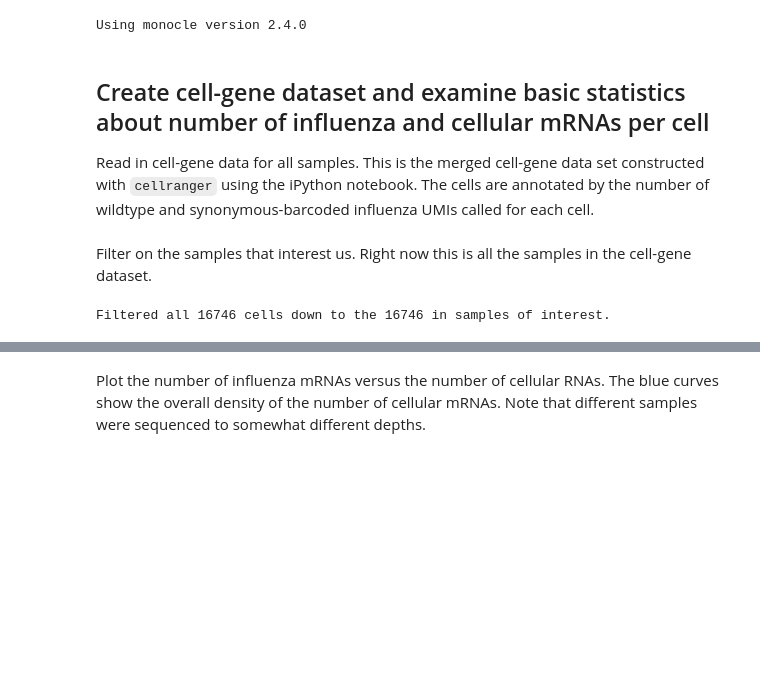
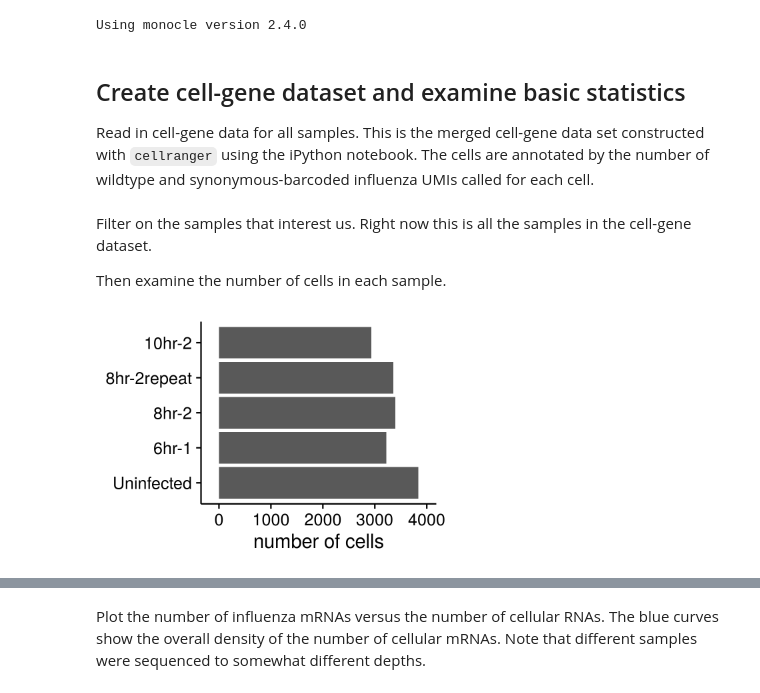
Before and after one commit to jbloomlab/flu_single_cell, a Jupyter notebook: monocle_analysis.ipynb, the cells around one changed output, grey strips where cells are left out. Saved outputs shown, nothing was run; the diff lists cells and outputs as text; code cells hidden in the pictures; blank space fills up the shorter version.

```diff
--- a/monocle_analysis.ipynb
+++ b/monocle_analysis.ipynb
@@ -35,7 +35,7 @@ fancy_scientific <- function(x) {
 # %% [output]
 Using monocle version 2.4.0
 # %% [markdown]
-## Create cell-gene dataset and examine basic statistics about number of influenza and cellular mRNAs per cell
+## Create cell-gene dataset and examine basic statistics
 Read in cell-gene data for all samples.
 This is the merged cell-gene data set constructed with `cellranger` using the iPython notebook.
 The cells are annotated by the number of wildtype and synonymous-barcoded influenza UMIs called for each cell.
@@ -51,14 +51,22 @@ all.cells <- newCellDataSet(readMM(matrixfile),
 # %% [markdown]
 Filter on the samples that interest us.
 Right now this is all the samples in the cell-gene dataset.
+
+Then examine the number of cells in each sample.
-# %%
-samples = c("Uninfected", "6hr-1", "8hr-2", "8hr-2repeat", "10hr-2")
-
-cells <- all.cells[, row.names(subset(pData(all.cells), Sample %in% samples))]
-
-cat("Filtered all", nrow(pData(all.cells)), "cells down to the", nrow(pData(cells)),
-  "in samples of interest.")
-# %% [output]
-Filtered all 16746 cells down to the 16746 in samples of interest.
+# %%
+samples <- c("Uninfected", "6hr-1", "8hr-2", "8hr-2repeat", "10hr-2")
+cells <- all.cells[, row.names(subset(pData(all.cells), Sample %in% samples))]
+
+p.ncells <- ggplot(
+    pData(cells) %>% transform(Sample=factor(Sample, samples)) %>% arrange(Sample),
+    aes(Sample)) +
+  scale_y_continuous(name="number of cells", expand=c(0.09, 0)) + geom_bar() +
+  scale_x_discrete(name=NULL) + coord_flip()
+
+plotfile <- file.path(plotsdir, "ncells_per_sample.png")
+ggsave(plotfile, plot=p.ncells, width=3.5, height=2.5, units="in")
+display_png(file=plotfile, width=350)
+# %% [output]
+[figure, added]
 # %% [markdown]
 Compute the number of total mRNAs, cellular mRNAs, influenza mRNAs, and fraction of influenza mRNAs per cell.
```
Also changed, not shown: parts of 14 cells of this notebook.
